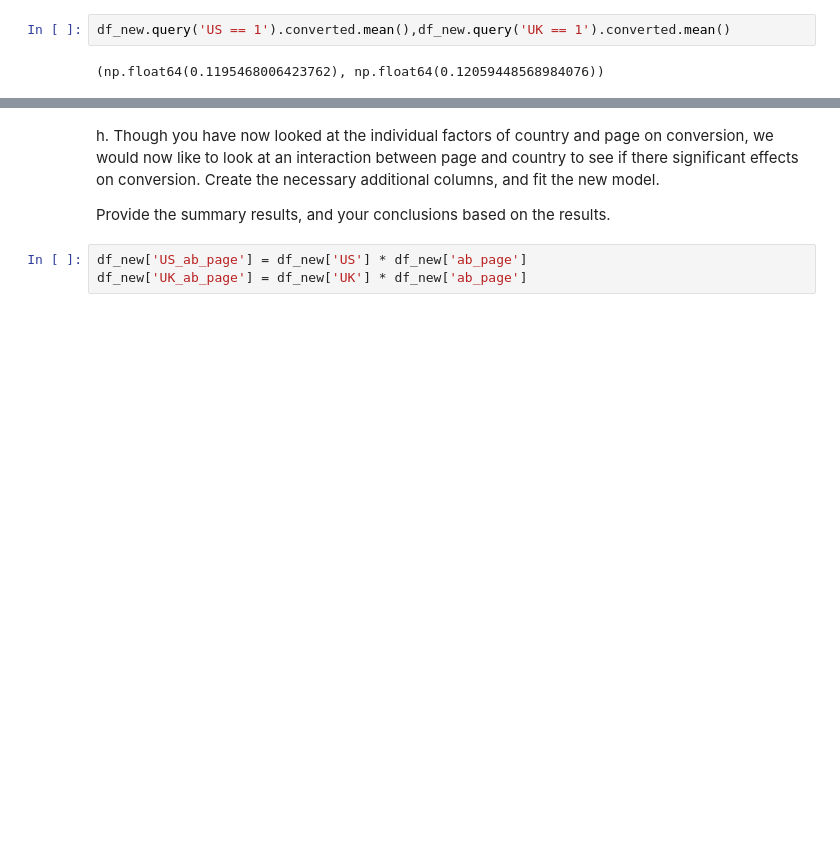
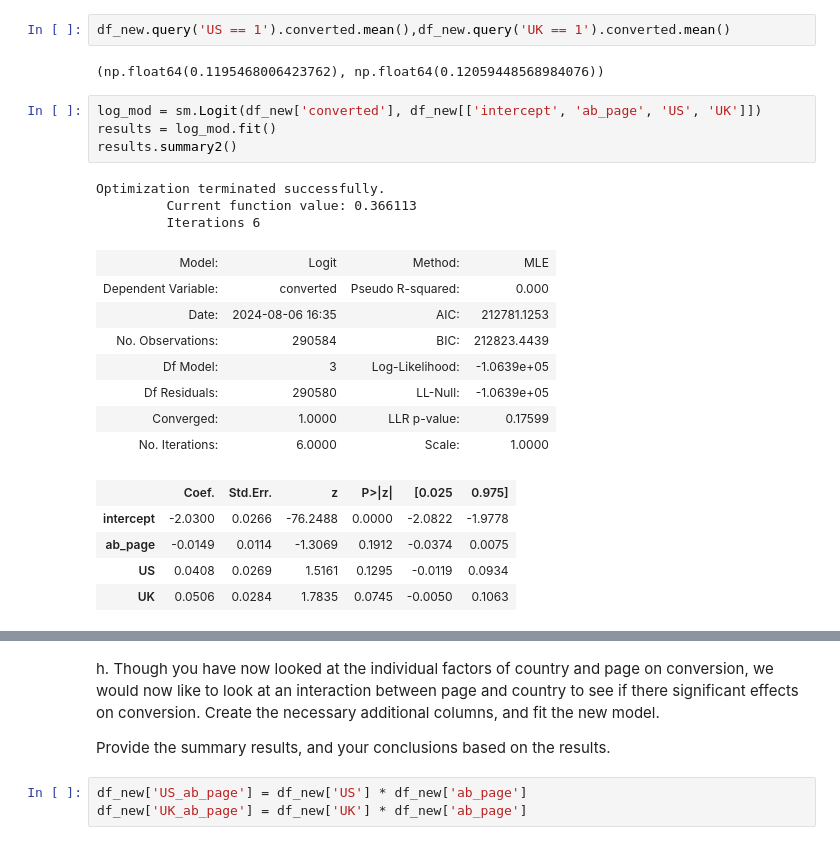
Before and after one commit to aayush1202/analyze-a-b-test-results, a Jupyter notebook: Analyze_ab_test_results_notebook.ipynb, the cells around one changed output, grey strips where cells are left out. Saved outputs shown, nothing was run; the diff lists cells and outputs as text; blank space fills up the shorter version.

```diff
--- a/Analyze_ab_test_results_notebook.ipynb
+++ b/Analyze_ab_test_results_notebook.ipynb
@@ -420,3 +420,24 @@ df_new.head()
 df_new.query('US == 1').converted.mean(),df_new.query('UK == 1').converted.mean()
 # %% [output]
 (np.float64(0.1195468006423762), np.float64(0.12059448568984076))
+# %%
+log_mod = sm.Logit(df_new['converted'], df_new[['intercept', 'ab_page', 'US', 'UK']])
+results = log_mod.fit()
+results.summary2()
+# %% [output]
+Optimization terminated successfully.
+         Current function value: 0.366113
+         Iterations 6
+| Model: | Logit | Method: | MLE |
+| Dependent Variable: | converted | Pseudo R-squared: | 0.000 |
+| Date: | 2024-08-06 16:35 | AIC: | 212781.1253 |
+| No. Observations: | 290584 | BIC: | 212823.4439 |
+| Df Model: | 3 | Log-Likelihood: | -1.0639e+05 |
+| Df Residuals: | 290580 | LL-Null: | -1.0639e+05 |
+| Converged: | 1.0000 | LLR p-value: | 0.17599 |
+| No. Iterations: | 6.0000 | Scale: | 1.0000 |
+|  | Coef. | Std.Err. | z | P>|z| | [0.025 | 0.975] |
+| intercept | -2.0300 | 0.0266 | -76.2488 | 0.0000 | -2.0822 | -1.9778 |
+| ab_page | -0.0149 | 0.0114 | -1.3069 | 0.1912 | -0.0374 | 0.0075 |
+| US | 0.0408 | 0.0269 | 1.5161 | 0.1295 | -0.0119 | 0.0934 |
+| UK | 0.0506 | 0.0284 | 1.7835 | 0.0745 | -0.0050 | 0.1063 |
```
Also changed, not shown: parts of 9 cells of this notebook.
